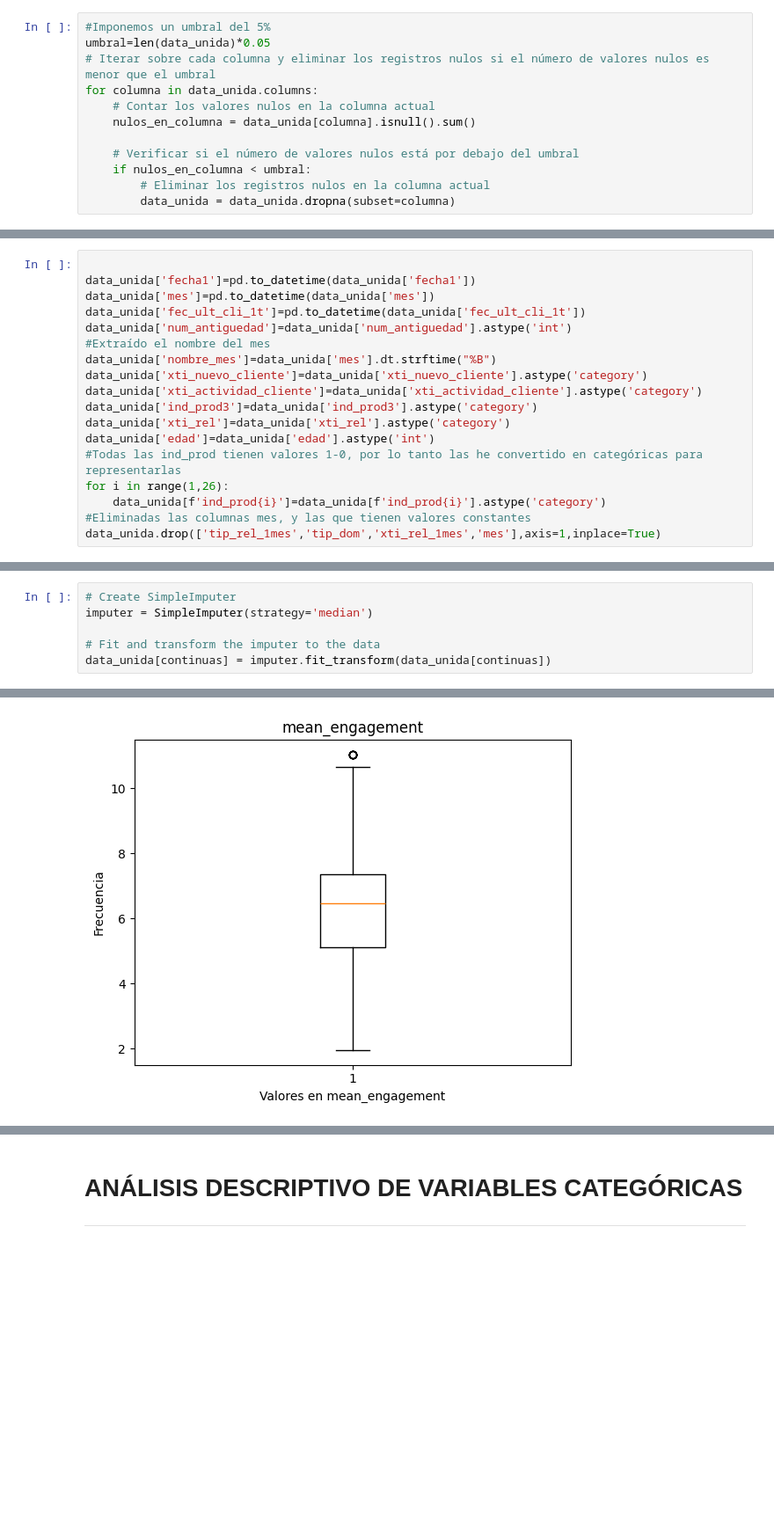
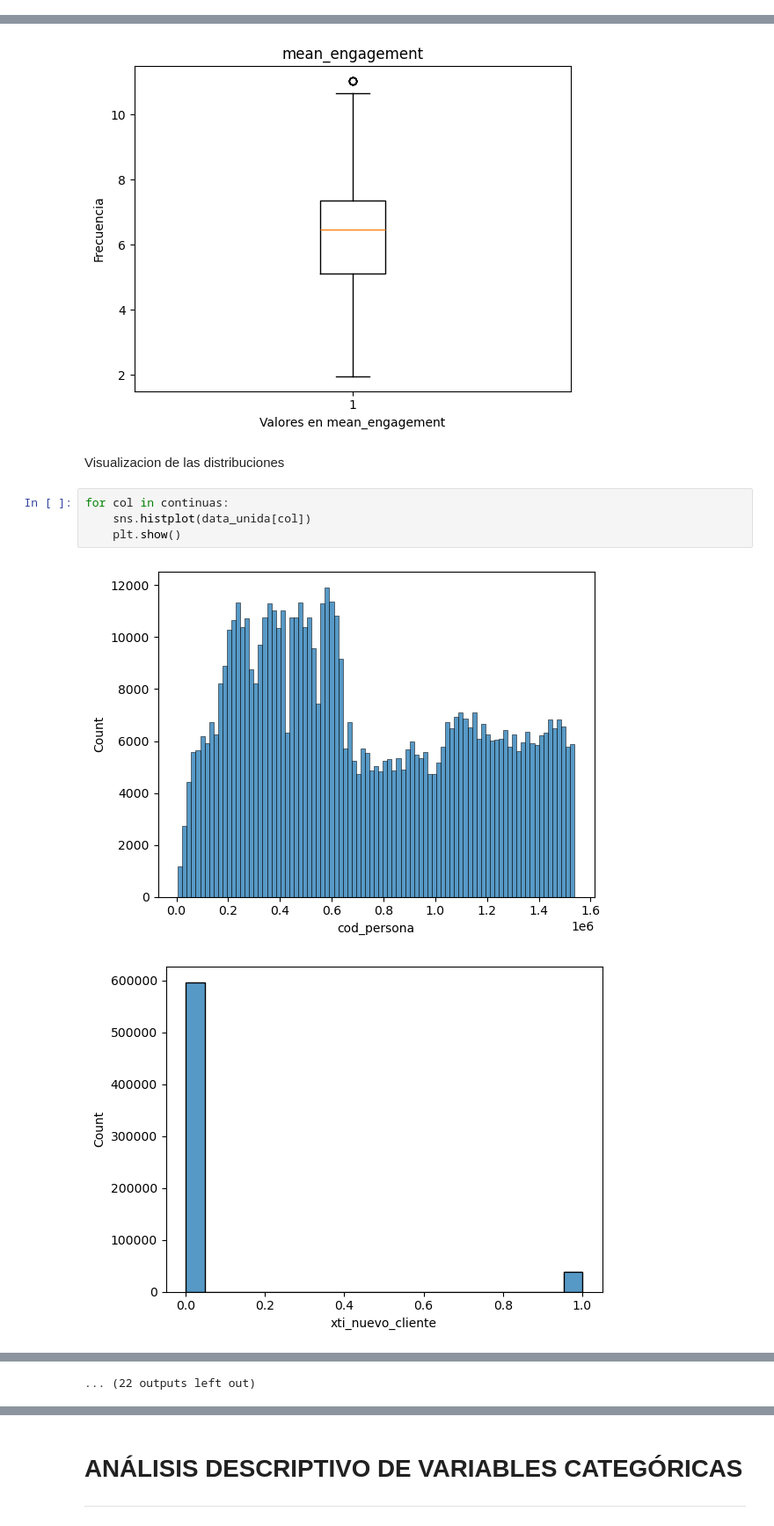
Before and after one commit to mariol-lamas/Machine_learning_proyect, a Jupyter notebook: Src/Eda/eda.ipynb, the cells around one changed output, grey strips where cells are left out. Shown at 88% size. Saved outputs shown, nothing was run; the diff lists cells and outputs as text; blank space fills up the shorter version.

```diff
--- a/Src/Eda/eda.ipynb
+++ b/Src/Eda/eda.ipynb
@@ -68,15 +72,3 @@ ind_prod23                   62
 ind_prod24                    0
 ind_prod25                    0
 dtype: int64
-# %%
-#Imponemos un umbral del 5%
-umbral=len(data_unida)*0.05
-# Iterar sobre cada columna y eliminar los registros nulos si el número de valores nulos es menor que el umbral
-for columna in data_unida.columns:
-    # Contar los valores nulos en la columna actual
-    nulos_en_columna = data_unida[columna].isnull().sum()
-
-    # Verificar si el número de valores nulos está por debajo del umbral
-    if nulos_en_columna < umbral:
-        # Eliminar los registros nulos en la columna actual
-        data_unida = data_unida.dropna(subset=columna)
@@ -109,21 +75,3 @@ data_unida.shape
-# %%
-
-data_unida['fecha1']=pd.to_datetime(data_unida['fecha1'])
-data_unida['mes']=pd.to_datetime(data_unida['mes'])
-data_unida['fec_ult_cli_1t']=pd.to_datetime(data_unida['fec_ult_cli_1t'])
-data_unida['num_antiguedad']=data_unida['num_antiguedad'].astype('int')
-#Extraído el nombre del mes
-data_unida['nombre_mes']=data_unida['mes'].dt.strftime("%B")
-data_unida['xti_nuevo_cliente']=data_unida['xti_nuevo_cliente'].astype('category')
-data_unida['xti_actividad_cliente']=data_unida['xti_actividad_cliente'].astype('category')
-data_unida['ind_prod3']=data_unida['ind_prod3'].astype('category')
-data_unida['xti_rel']=data_unida['xti_rel'].astype('category')
-data_unida['edad']=data_unida['edad'].astype('int')
-#Todas las ind_prod tienen valores 1-0, por lo tanto las he convertido en categóricas para representarlas
-for i in range(1,26):
-    data_unida[f'ind_prod{i}']=data_unida[f'ind_prod{i}'].astype('category')
-#Eliminadas las columnas mes, y las que tienen valores constantes
-data_unida.drop(['tip_rel_1mes','tip_dom','xti_rel_1mes','mes'],axis=1,inplace=True)
 # %% [markdown]
 # **ANÁLISIS DESCRIPTIVO DE VARIABLES NUMÉRICAS**
 ---
@@ -170,6 +127,0 @@ continuas
-# %%
-# Create SimpleImputer
-imputer = SimpleImputer(strategy='median')
-
-# Fit and transform the imputer to the data
-data_unida[continuas] = imputer.fit_transform(data_unida[continuas])
@@ -241,3 +195,12 @@ Mediana de la variable:  6.463518112854217
 Percentil 25 de la variable:  5.117499600033625
 Percentil 75 de la variable:  7.359948543002247
 [figure]
+# %% [markdown]
+Visualizacion de las distribuciones
+# %%
+for col in continuas:
+    sns.histplot(data_unida[col])
+    plt.show()
+# %% [output]
+[figure, added]
+[figure, added]
@@ -243,0 +217 @@ Percentil 75 de la variable:  7.359948543002247
+... (22 outputs left out)
```
Also changed, not shown: parts of 17 cells of this notebook, 2 other files.
